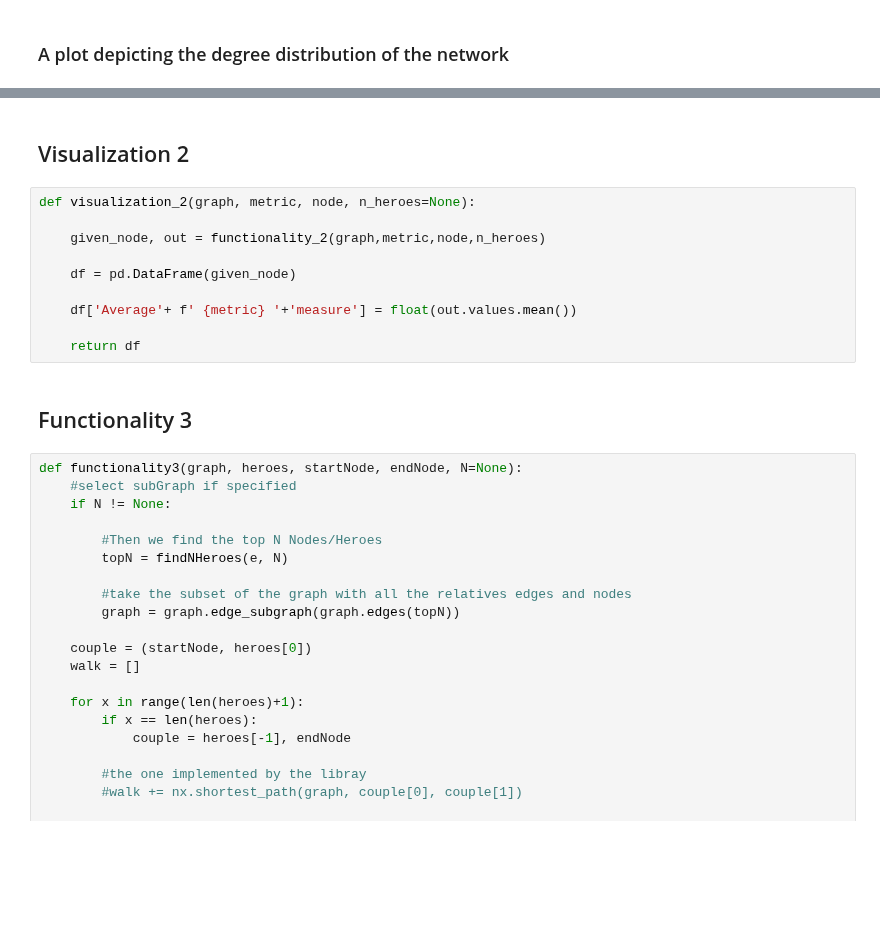
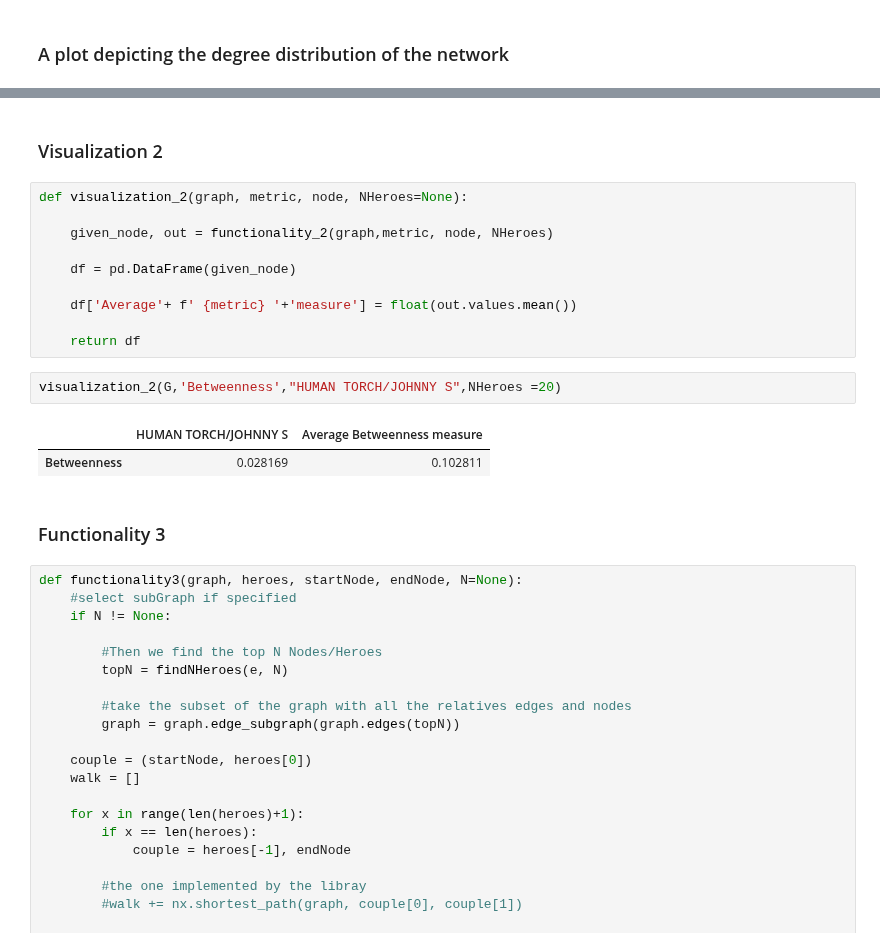
Before and after one commit to MRampo/ADM-HW5, a Jupyter notebook: main.ipynb, the cells around one changed output, grey strips where cells are left out. Saved outputs shown, nothing was run; the diff lists cells and outputs as text; blank space fills up the shorter version.

Commit message:
some changes to the functions 2&4, creation of the table of contents, some comments

```diff
--- a/main.ipynb
+++ b/main.ipynb
@@ -372,17 +371,22 @@ def functionality_2 (graph,metric, node, n_heroes = None):
 # %% [markdown]
-## Visualization 2
+### Visualization 2 <a name="vis2"></a>
 # %%
-def visualization_2(graph, metric, node, n_heroes=None):
+def visualization_2(graph, metric, node, NHeroes=None):
 
-    given_node, out = functionality_2(graph,metric,node,n_heroes)
+    given_node, out = functionality_2(graph,metric, node, NHeroes)
 
     df = pd.DataFrame(given_node)
 
     df['Average'+ f' {metric} '+'measure'] = float(out.values.mean())
 
     return df
+# %%
+visualization_2(G,'Betweenness',"HUMAN TORCH/JOHNNY S",NHeroes =20)
+# %% [output]
+|  | HUMAN TORCH/JOHNNY S | Average Betweenness measure |
+| Betweenness | 0.028169 | 0.102811 |
 # %% [markdown]
-## Functionality 3
+### Functionality 3 <a name="functionality3"></a>
 # %%
 def functionality3(graph, heroes, startNode, endNode, N=None):
     #select subGraph if specified
```
Also changed, not shown: parts of 37 cells of this notebook.
